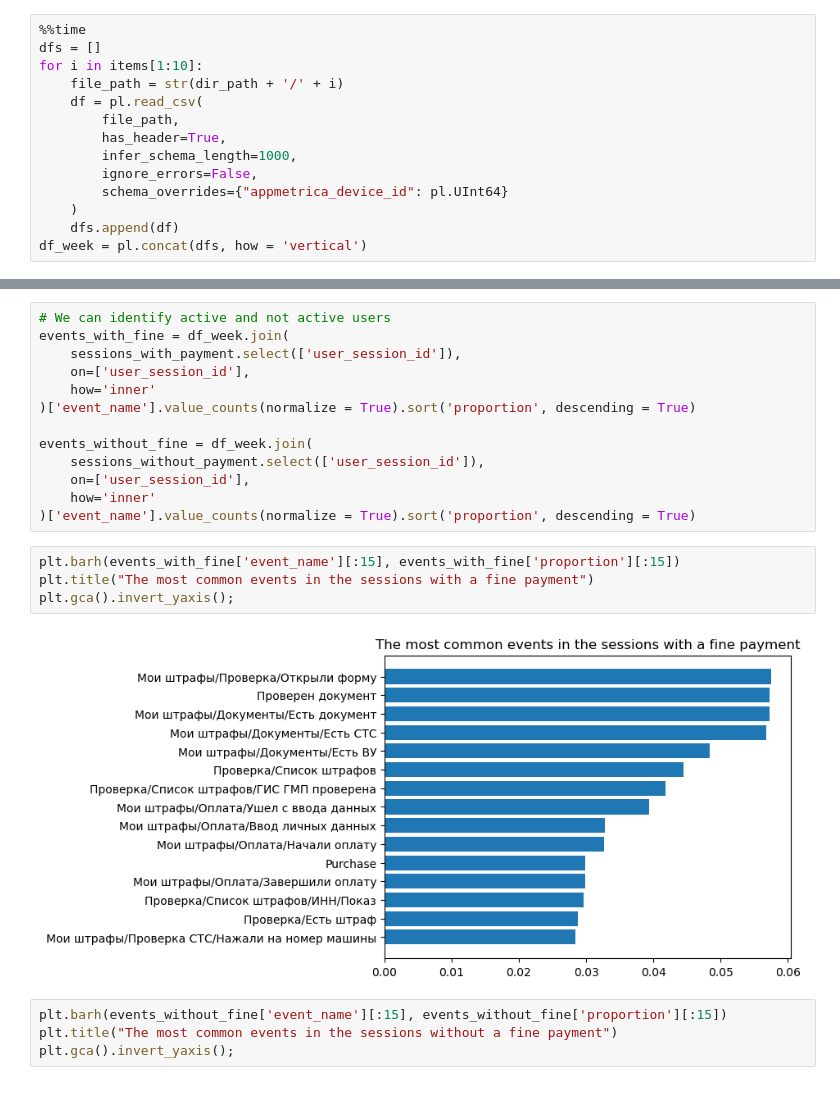
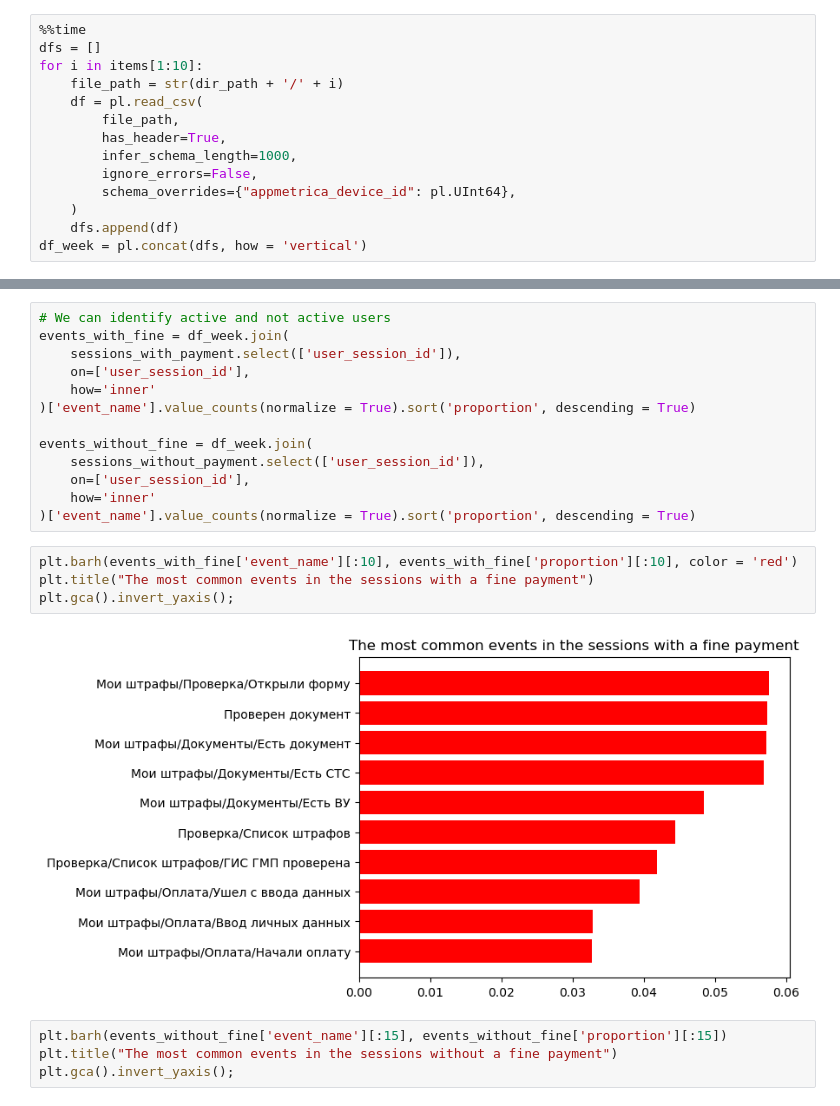
Before and after one commit to Derniska/Fine_prediction, a Jupyter notebook: working_with_polars.ipynb, the cells around one changed output, grey strips where cells are left out. Drawn from its saved outputs; the diff is of its cells as text.

```diff
--- a/working_with_polars.ipynb
+++ b/working_with_polars.ipynb
@@ -57,7 +57,7 @@ for i in items[1:10]:
         has_header=True,
         infer_schema_length=1000,
         ignore_errors=False,
-        schema_overrides={"appmetrica_device_id": pl.UInt64}
+        schema_overrides={"appmetrica_device_id": pl.UInt64},
     )
     dfs.append(df)
 df_week = pl.concat(dfs, how = 'vertical')
@@ -635,11 +749,11 @@ events_without_fine = df_week.join(
     how='inner'
 )['event_name'].value_counts(normalize = True).sort('proportion', descending = True)
 # %%
-plt.barh(events_with_fine['event_name'][:15], events_with_fine['proportion'][:15])
+plt.barh(events_with_fine['event_name'][:10], events_with_fine['proportion'][:10], color = 'red')
 plt.title("The most common events in the sessions with a fine payment")
 plt.gca().invert_yaxis();
 # %% [output]
-[figure, old version]
+[figure, new version]
 # %%
 plt.barh(events_without_fine['event_name'][:15], events_without_fine['proportion'][:15])
 plt.title("The most common events in the sessions without a fine payment")
```
Also changed, not shown: parts of 48 cells of this notebook.
